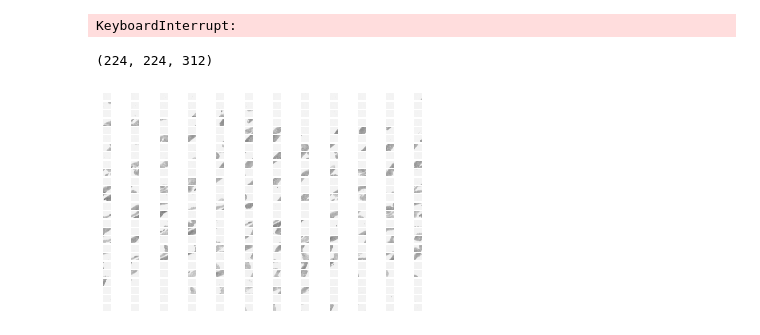
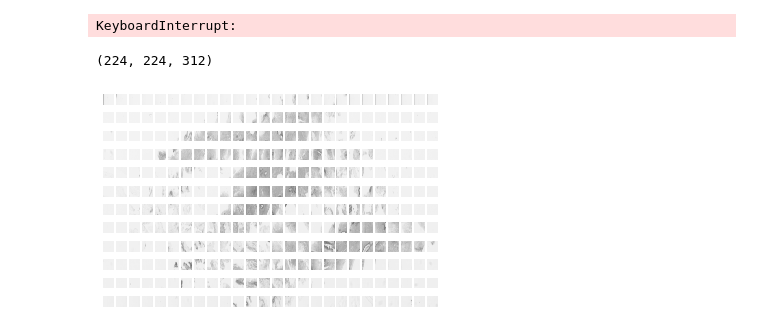
Before and after one commit to KZunT/Dacon, a Jupyter notebook: data_pre-processing.ipynb, the cells around one changed output. Saved outputs shown, nothing was run; the diff lists cells and outputs as text; code cells hidden in the pictures.

```diff
--- a/data_pre-processing.ipynb
+++ b/data_pre-processing.ipynb
@@ -2,7 +2,7 @@
 import os
 import glob
 
-train_images_link = glob.glob('C:\\Users\\yytt\\Desktop\\dacon\\train_imgs' + '\\*.'+ 'png')
+train_images_link = glob.glob('C:\\Users\\sanda\\Desktop\\dacon\\train_imgs' + '\\*.'+ 'png')
 # %%
 from PIL import Image
 
@@ -23,7 +23,7 @@ plt.scatter(size_x_list,size_y_list)
 <matplotlib.collections.PathCollection at 0x...>
 [figure]
 # %%
-test_images_link = glob.glob('C:/Users/yytt/Desktop/dacon/test_imgs' + '/*.'+ 'png')
+test_images_link = glob.glob('C:\\Users\\sanda\\Desktop\\dacon\\test_imgs' + '\\*.'+ 'png')
 # %%
 from PIL import Image
 
@@ -129,7 +134,7 @@ k
 # path_p = 'train_imgs'
 # path_p = 'test_imgs'
 
-for path_p in ['C:\\Users\\yytt\\Desktop\\dacon\\train_imgs','C:\\Users\\yytt\\Desktop\\dacon\\test_imgs']:
+for path_p in ['C:\\Users\\sanda\\Desktop\\dacon\\train_imgs','C:\\Users\\sanda\\Desktop\\dacon\\test_imgs']:
     save_path = path_p+'_wsi'
     #%%
     data_list = sorted(glob.glob(path_p+'/*.png'))
@@ -160,7 +165,6 @@ for path_p in ['C:\\Users\\yytt\\Desktop\\dacon\\train_imgs','C:\\Users\\yytt\\D
         #%%
         #img_t = window_nd(img_g, (224, 224), (224, 224))
         img_t = window_nd(img_g, (224, 224), (224, 224)) # fixed to color
-
         img_t = img_t.copy().reshape(-1, 224, 224) #to match expected output
         img_t = np.transpose(img_t,(2,1,0))
         cnum = np.size(img_t,2)
@@ -185,27 +189,29 @@ for path_p in ['C:\\Users\\yytt\\Desktop\\dacon\\train_imgs','C:\\Users\\yytt\\D
 #         # plt.plot(np.array(bw_s)[sort_index])
 #         img_t_new = img_t[:,:,sort_index]    # fixed
         img_t_new = img_t
+#         img_t_new = cv2.cvtColor(img_t_new,cv2.COLOR_GRAY2RGB)
+#         print(type(img_t_new))
 #        img_t_new = img_t_new[:,:,:k] # 하이퍼 파라미터
         # imshow(z_new)
 
         # imshow(z_new)
         os.makedirs(save_path, exist_ok=True)
         save_name = save_path+'/'+file_name+'.npy'
-        np.save(save_name, img_t_new) # save .npy
+        #np.save(save_name, img_t_new) # save .npy
 # %% [output]
 KeyboardInterrupt:
 # %%
-loaded_test_img = np.load('C:\\Users\\yytt\\Desktop\\dacon\\train_imgs_wsi\\BC_01_3330.npy')
+loaded_test_img = np.load('C:\\Users\\sanda\\Desktop\\dacon\\train_imgs_wsi\\BC_01_0214.npy')
 
 print(loaded_test_img.shape)
 
 for i in range(k):
     #img = Image.fromarray(loaded_test_img[:,:,i])
     img = loaded_test_img[:,:,i]
     img = cv2.cvtColor(img, cv2.COLOR_BGR2RGB)
-    plt.subplot(26,12,i+1)
+    plt.subplot(12,26,i+1)
     plt.axis('off')
     plt.imshow(img)
 # %% [output]
 (224, 224, 312)
-[figure, old version]
+[figure, new version]
```
Also changed, not shown: parts of 8 cells of this notebook.
